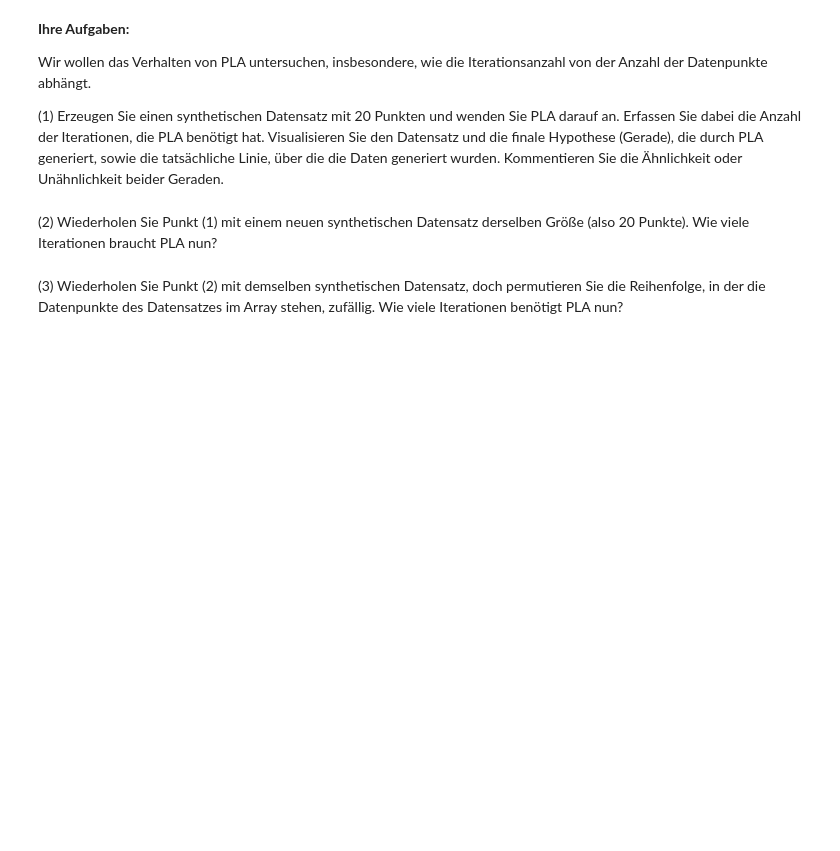
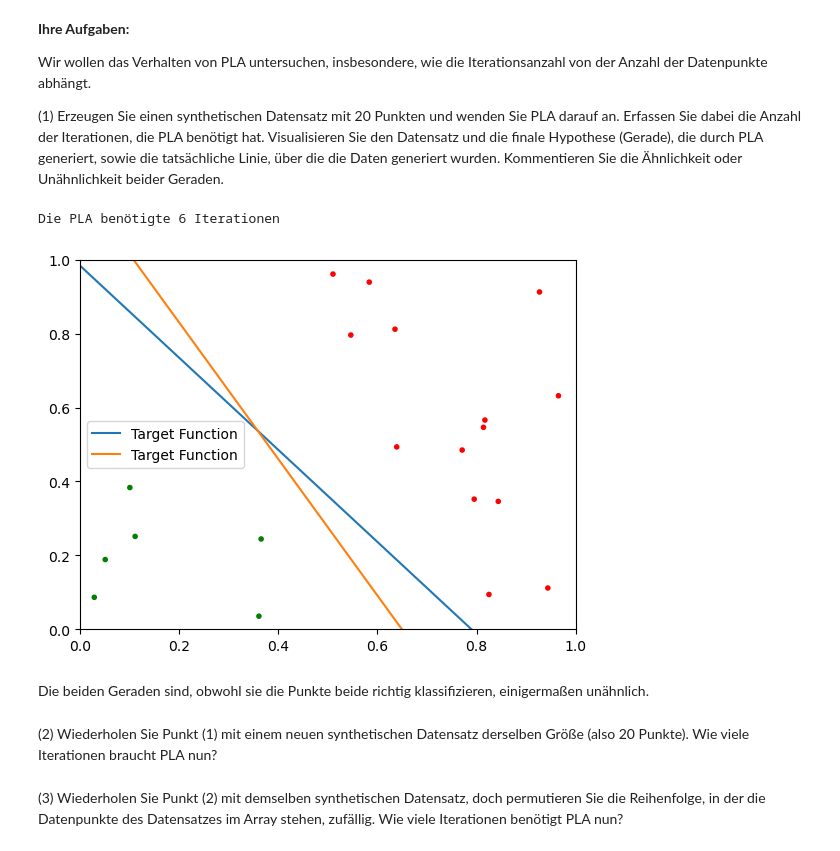
Before and after one commit to cortex359/ml1.ws25, a Jupyter notebook: uebung2/TKKR-2-Perzeptron.ipynb, the cells around one changed output. Cells and saved outputs as stored; diff of their text form; code cells hidden in the pictures; blank space fills up the shorter version.

```diff
--- a/uebung2/TKKR-2-Perzeptron.ipynb
+++ b/uebung2/TKKR-2-Perzeptron.ipynb
@@ -506,6 +507,23 @@ plt.plot(l, target_function(l))
 Wir wollen das Verhalten von PLA untersuchen, insbesondere, wie die Iterationsanzahl von der Anzahl der Datenpunkte abhängt.
 
 (1) Erzeugen Sie einen synthetischen Datensatz mit 20 Punkten und wenden Sie PLA darauf an. Erfassen Sie dabei die Anzahl der Iterationen, die PLA benötigt hat. Visualisieren Sie den Datensatz und die finale Hypothese (Gerade), die durch PLA generiert, sowie die tatsächliche Linie, über die die Daten generiert wurden. Kommentieren Sie die Ähnlichkeit oder Unähnlichkeit beider Geraden.
+# %%
+w_final_3, w_trace = pla(X, y, np.zeros(3), verbose=True)
+print(f"Die PLA benötigte {len(w_trace) + 1} Iterationen")
+plt.axis((0, 1, 0, 1))
+plt.scatter(X[:,0], X[:,1], c=c, marker='.')
+
+# plot decision line
+l = np.linspace(0, 1, 2)
+plt.plot(l, target_function(l), label="Target Function")
+plt.plot(l, g(l, w_final_3), label="Target Function")
+plt.legend()
+plt.show()
+# %% [output]
+Die PLA benötigte 6 Iterationen
+[figure, added]
+# %% [markdown]
+Die beiden Geraden sind, obwohl sie die Punkte beide richtig klassifizieren, einigermaßen unähnlich.
 # %% [markdown]
 (2) Wiederholen Sie Punkt (1) mit einem neuen synthetischen Datensatz derselben Größe (also 20 Punkte). Wie viele Iterationen braucht PLA nun?
 # %% [markdown]
```
Also changed, not shown: parts of 10 cells of this notebook, 1 other file.
